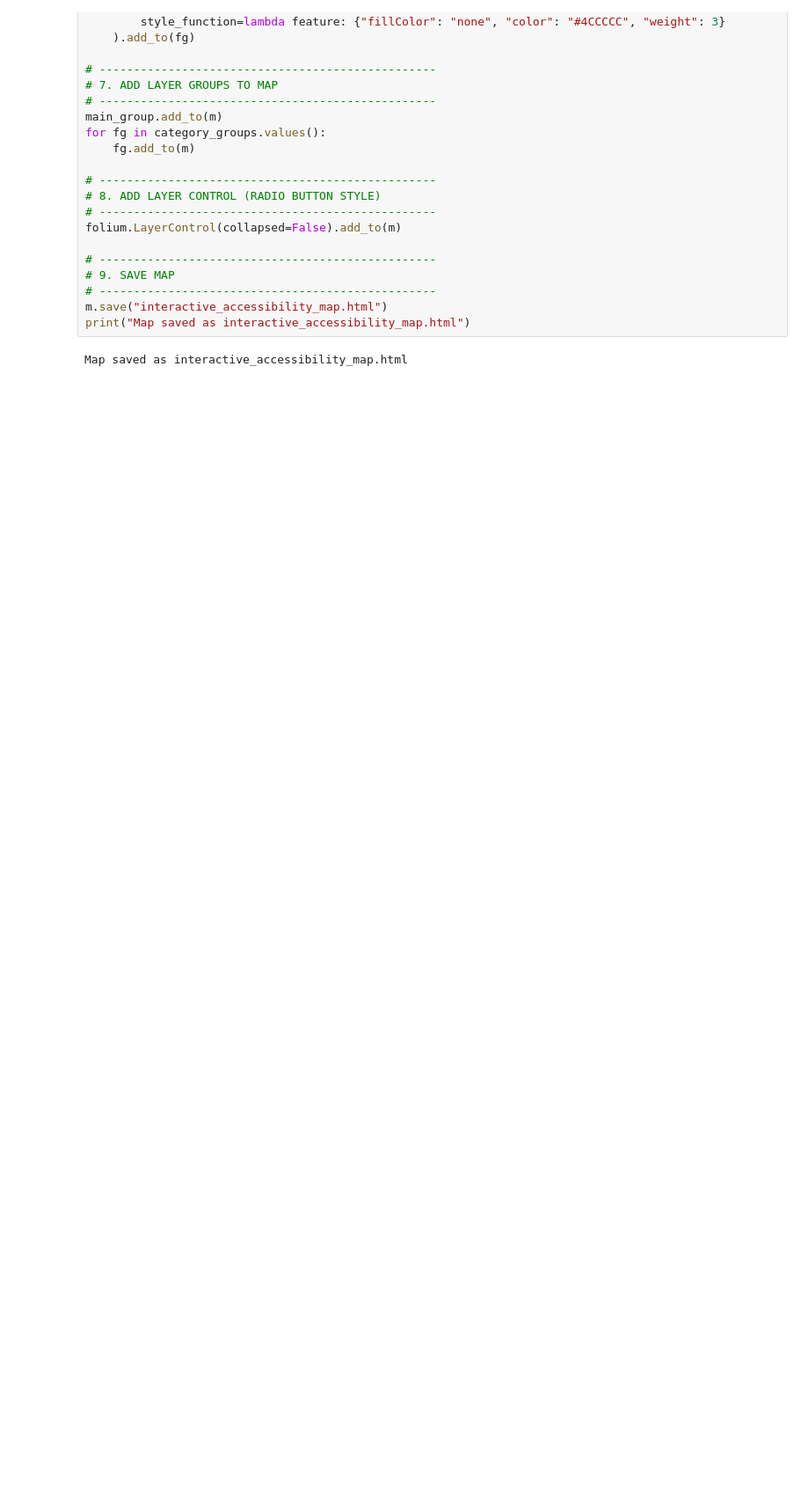
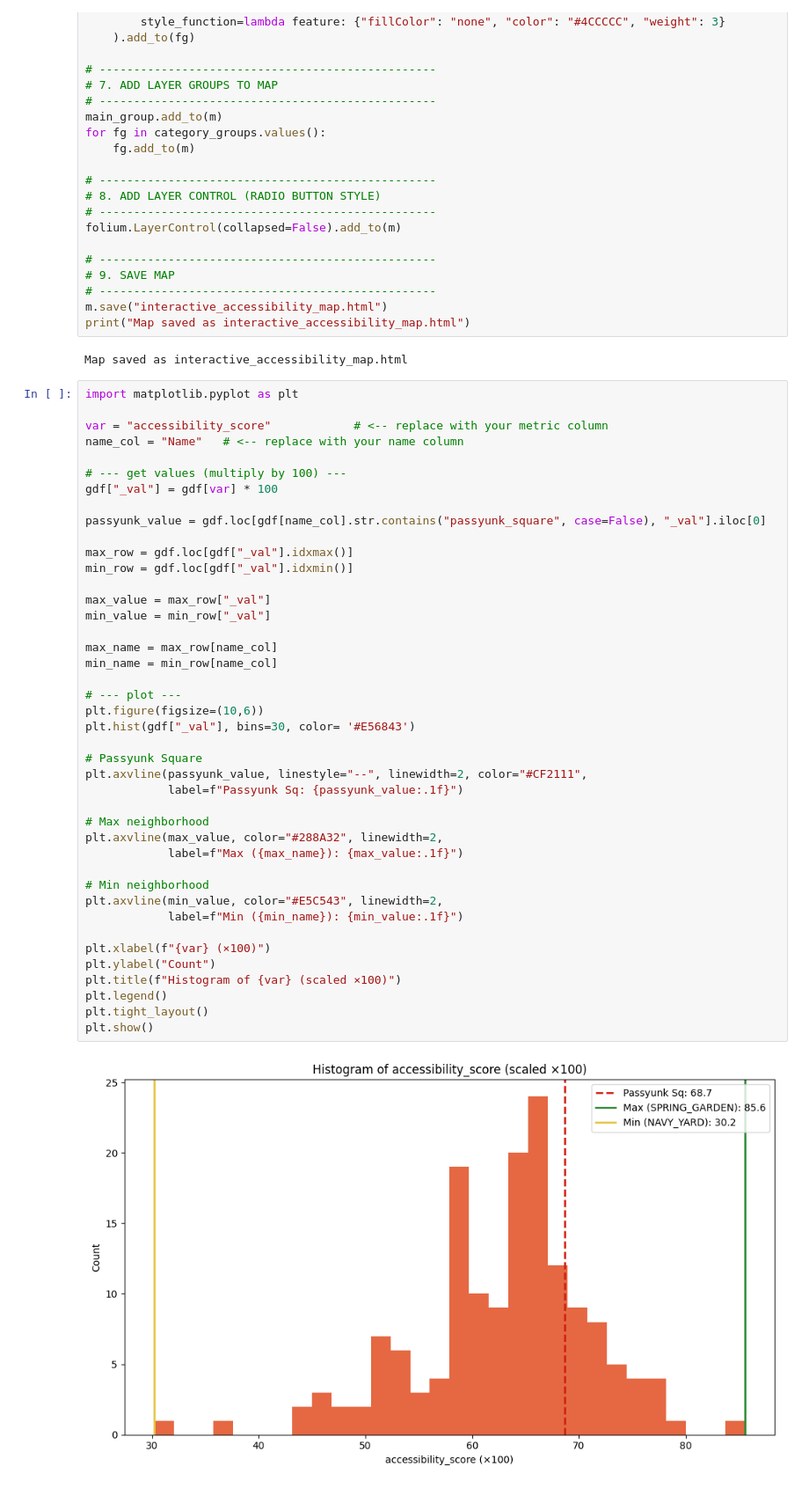
Before and after one commit to astauf03/musa5500-python-final, a Jupyter notebook: notebooks/allmaps.ipynb, the cells around one changed output. Shown at 88% size. Saved outputs shown, nothing was run; the diff lists cells and outputs as text; blank space fills up the shorter version.

Commit message:
histogram

```diff
--- a/notebooks/allmaps.ipynb
+++ b/notebooks/allmaps.ipynb
@@ -306,3 +306,47 @@ m.save("interactive_accessibility_map.html")
 print("Map saved as interactive_accessibility_map.html")
 # %% [output]
 Map saved as interactive_accessibility_map.html
+# %%
+import matplotlib.pyplot as plt
+
+var = "accessibility_score"            # <-- replace with your metric column
+name_col = "Name"   # <-- replace with your name column
+
+# --- get values (multiply by 100) ---
+gdf["_val"] = gdf[var] * 100
+
+passyunk_value = gdf.loc[gdf[name_col].str.contains("passyunk_square", case=False), "_val"].iloc[0]
+
+max_row = gdf.loc[gdf["_val"].idxmax()]
+min_row = gdf.loc[gdf["_val"].idxmin()]
+
+max_value = max_row["_val"]
+min_value = min_row["_val"]
+
+max_name = max_row[name_col]
+min_name = min_row[name_col]
+
+# --- plot ---
+plt.figure(figsize=(10,6))
+plt.hist(gdf["_val"], bins=30, color= '#E56843')
+
+# Passyunk Square
+plt.axvline(passyunk_value, linestyle="--", linewidth=2, color="#CF2111",
+            label=f"Passyunk Sq: {passyunk_value:.1f}")
+
+# Max neighborhood
+plt.axvline(max_value, color="#288A32", linewidth=2,
+            label=f"Max ({max_name}): {max_value:.1f}")
+
+# Min neighborhood
+plt.axvline(min_value, color="#E5C543", linewidth=2,
+            label=f"Min ({min_name}): {min_value:.1f}")
+
+plt.xlabel(f"{var} (×100)")
+plt.ylabel("Count")
+plt.title(f"Histogram of {var} (scaled ×100)")
+plt.legend()
+plt.tight_layout()
+plt.show()
+# %% [output]
+[figure, added]
```
